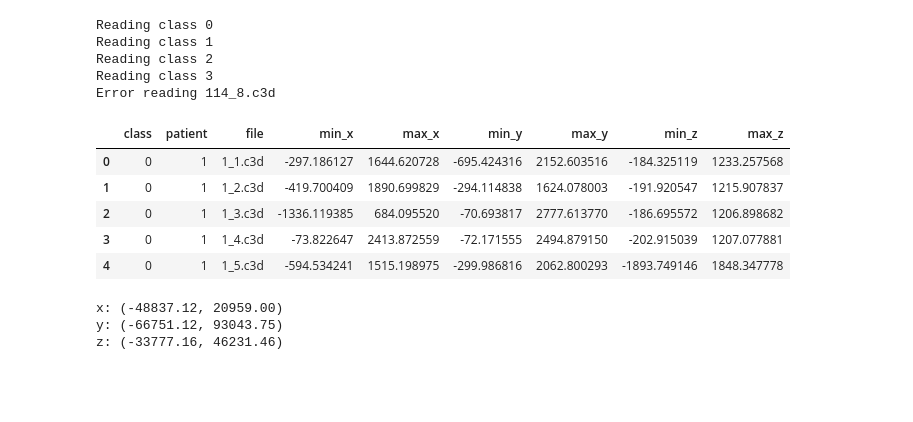
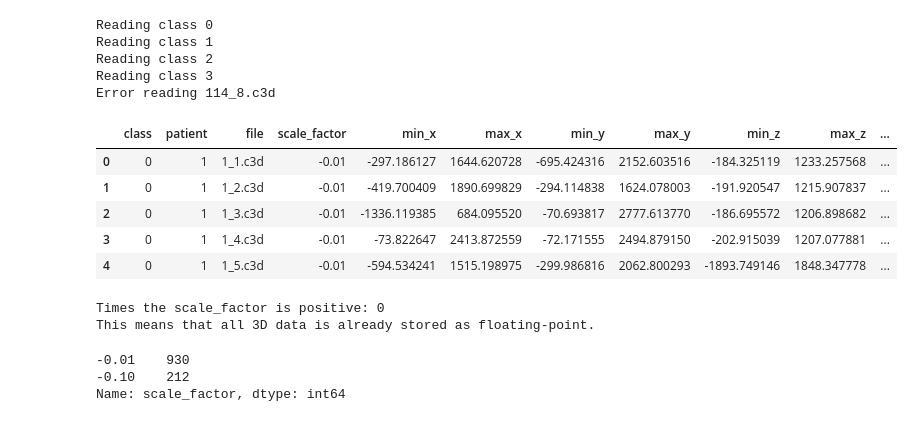
Before and after one commit to gitxchen/gaitAnalysis, a Jupyter notebook: dataAnalysis/analyze_data.ipynb, the cells around one changed output. Drawn from its saved outputs; the diff is of its cells as text; code cells hidden in the pictures; blank space fills up the shorter version.

```diff
--- a/dataAnalysis/analyze_data.ipynb
+++ b/dataAnalysis/analyze_data.ipynb
@@ -155,0 +201,6 @@ plt.show()
+# %%
+# This is needed only to show header fields
+patients_iterator = patients_data()
+for reader, class_folder, patient_folder, patient_file in patients_iterator:
+    print reader.header
+    break
@@ -155,0 +221,17 @@ plt.show()
+# %%
+max_gaps = {}
+
+patients_iterator = patients_data()
+for reader, class_folder, patient_folder, patient_file in patients_iterator:
+    markers = get_markers(reader)
+
+    if reader.header.max_gap not in max_gaps:
+        max_gaps[reader.header.max_gap] = 1
+    else:
+        max_gaps[reader.header.max_gap] += 1
+
+max_gaps = pd.Series(max_gaps)
+max_gaps
+
+# There are only zeroes.
+# Either the frame are never interpolated, or this information is missing from the original c3ds
@@ -215,21 +306,42 @@ Reading class 1
 Reading class 2
 Reading class 3
 Error reading 114_8.c3d
-# %%
-df_bounds.patient = pd.to_numeric(df_bounds.patient)
-df_bounds.head(5)
-# %% [output]
-|  | class | patient | file | min_x | max_x | min_y | max_y | min_z | max_z |
-| 0 | 0 | 1 | 1_1.c3d | -297.186127 | 1644.620728 | -695.424316 | 2152.603516 | -184.325119 | 1233.257568 |
-| 1 | 0 | 1 | 1_2.c3d | -419.700409 | 1890.699829 | -294.114838 | 1624.078003 | -191.920547 | 1215.907837 |
-| 2 | 0 | 1 | 1_3.c3d | -1336.119385 | 684.095520 | -70.693817 | 2777.613770 | -186.695572 | 1206.898682 |
-| 3 | 0 | 1 | 1_4.c3d | -73.822647 | 2413.872559 | -72.171555 | 2494.879150 | -202.915039 | 1207.077881 |
-| 4 | 0 | 1 | 1_5.c3d | -594.534241 | 1515.198975 | -299.986816 | 2062.800293 | -1893.749146 | 1848.347778 |
-# %%
-print 'x: (%.2f, %.2f)' % (df_bounds.min_x.min(), df_bounds.max_x.max())
-print 'y: (%.2f, %.2f)' % (df_bounds.min_y.min(), df_bounds.max_y.max())
-print 'z: (%.2f, %.2f)' % (df_bounds.min_z.min(), df_bounds.max_z.max())
-# %% [output]
-x: (-48837.12, 20959.00)
-y: (-66751.12, 93043.75)
-z: (-33777.16, 46231.46)
+# %%
+# Generate DataFrame with summary data
+df_bounds = pd.DataFrame(rows, columns=[
+    'class', 'patient', 'file', 'scale_factor',
+    'min_x', 'max_x',
+    'min_y', 'max_y',
+    'min_z', 'max_z',
+    'c7_min_x', 'c7_max_x',
+    'c7_min_y', 'c7_max_y',
+    'c7_min_z', 'c7_max_z',
+])
+
+df_bounds.patient = pd.to_numeric(df_bounds.patient)
+df_bounds.head(5)
+# %% [output]
+|  | class | patient | file | scale_factor | min_x | max_x | min_y | max_y | min_z | max_z | ... |
+| 0 | 0 | 1 | 1_1.c3d | -0.01 | -297.186127 | 1644.620728 | -695.424316 | 2152.603516 | -184.325119 | 1233.257568 | ... |
+| 1 | 0 | 1 | 1_2.c3d | -0.01 | -419.700409 | 1890.699829 | -294.114838 | 1624.078003 | -191.920547 | 1215.907837 | ... |
+| 2 | 0 | 1 | 1_3.c3d | -0.01 | -1336.119385 | 684.095520 | -70.693817 | 2777.613770 | -186.695572 | 1206.898682 | ... |
+| 3 | 0 | 1 | 1_4.c3d | -0.01 | -73.822647 | 2413.872559 | -72.171555 | 2494.879150 | -202.915039 | 1207.077881 | ... |
+| 4 | 0 | 1 | 1_5.c3d | -0.01 | -594.534241 | 1515.198975 | -299.986816 | 2062.800293 | -1893.749146 | 1848.347778 | ... |
+# %%
+# The sign in scale_factor indicates that the 3D data is stored either as signed integer (positive)
+# or floating-point (negative). Either way, the scale_factor is always floating-point.
+
+positive_scale_factors = len(df_bounds[df_bounds.scale_factor > 0])
+print 'Times the scale_factor is positive:', positive_scale_factors
+
+if positive_scale_factors == 0:
+    print 'This means that all 3D data is already stored as floating-point.'
+
+# Only two possible values, both negatives
+df_bounds.scale_factor.value_counts()
+# %% [output]
+Times the scale_factor is positive: 0
+This means that all 3D data is already stored as floating-point.
+-0.01    930
+-0.10    212
+Name: scale_factor, dtype: int64
```
Also changed, not shown: parts of 13 cells of this notebook, 1 other file.
